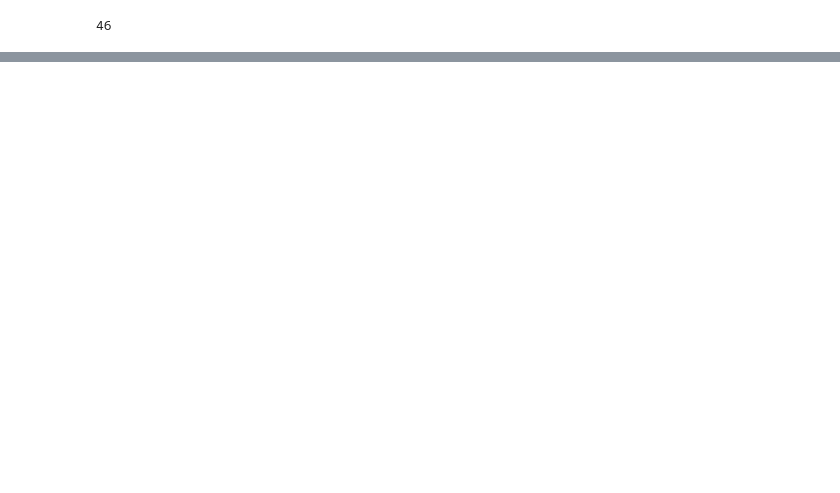
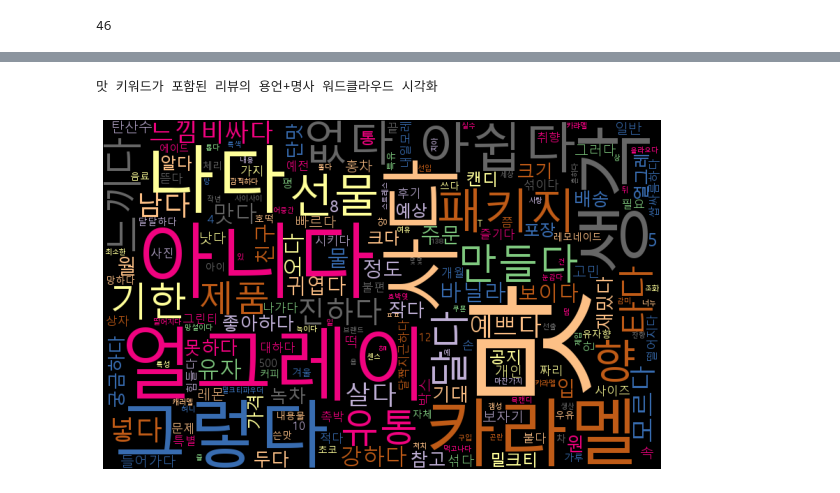
Before and after one commit to eatthecompanyxasac/doeat2023, a Jupyter notebook: KYJ/honey_stick/code/analysis.ipynb, the cells around one changed output, grey strips where cells are left out. Drawn from its saved outputs; the diff is of its cells as text; code cells hidden in the pictures; blank space fills up the shorter version.

```diff
--- a/KYJ/honey_stick/code/analysis.ipynb
+++ b/KYJ/honey_stick/code/analysis.ipynb
@@ -41,0 +46,13 @@ def kw_in_token(data, keyword):
+# %%
+def wc_kw(data, kw_option, keyword):
+    if kw_option == 1: # 1은 용언 키워드, 2는 명사 키워드
+        print(keyword, '키워드가 포함된 리뷰의 용언 워드클라우드 시각화')
+        return wc_analysis(data[data['ReviewText'].apply(lambda x:keyword in x)]['token_verbs_bareun'])
+    elif kw_option == 2:
+        print(keyword, '키워드가 포함된 리뷰의 명사 워드클라우드 시각화')
+        return wc_analysis(data[data['ReviewText'].apply(lambda x:keyword in x)]['token_nouns_bareun'])
+    elif kw_option == 3:
+        print(keyword, '키워드가 포함된 리뷰의 용언+명사 워드클라우드 시각화')
+        return wc_analysis(data[data['tokens'].apply(lambda x:keyword in x)]['tokens'])
+    else:
+        return print('옵션 확인')
@@ -164,0 +233,4 @@ Name: ReviewText, dtype: object
+# %%
+kurly_data['tokens'] = kurly_data['token_nouns_bareun']+kurly_data['token_verbs_bareun']
+kakao_data['tokens'] = kakao_data['token_nouns_bareun']+kakao_data['token_verbs_bareun']
+workerbee_data['tokens'] = workerbee_data['token_nouns_bareun']+workerbee_data['token_verbs_bareun']
@@ -164,0 +285,5 @@ Name: ReviewText, dtype: object
+# %%
+wc_kw(workerbee_data[workerbee_data['sentiment_label']==0], 3, '맛')
+# %% [output]
+맛 키워드가 포함된 리뷰의 용언+명사 워드클라우드 시각화
+[figure, added]
```
Also changed, not shown: parts of 13 cells of this notebook, 1 other file.
